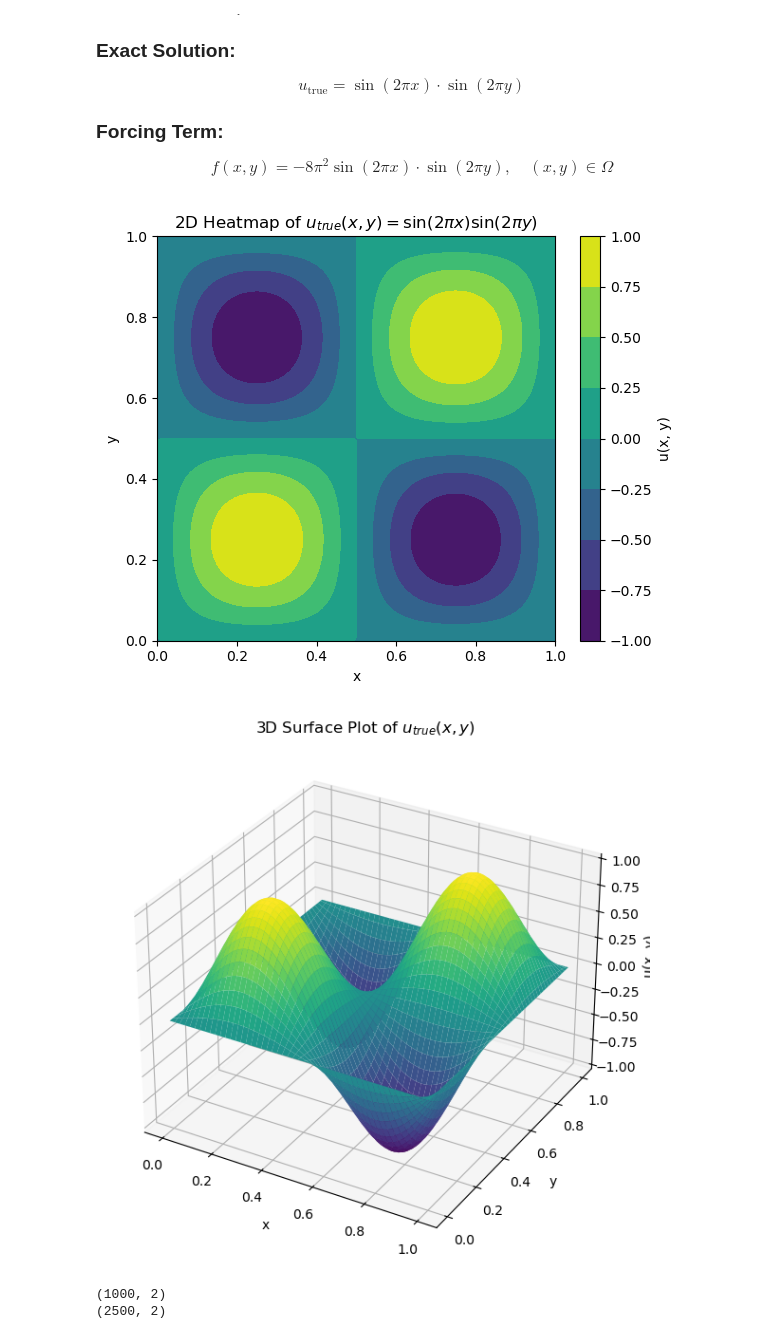
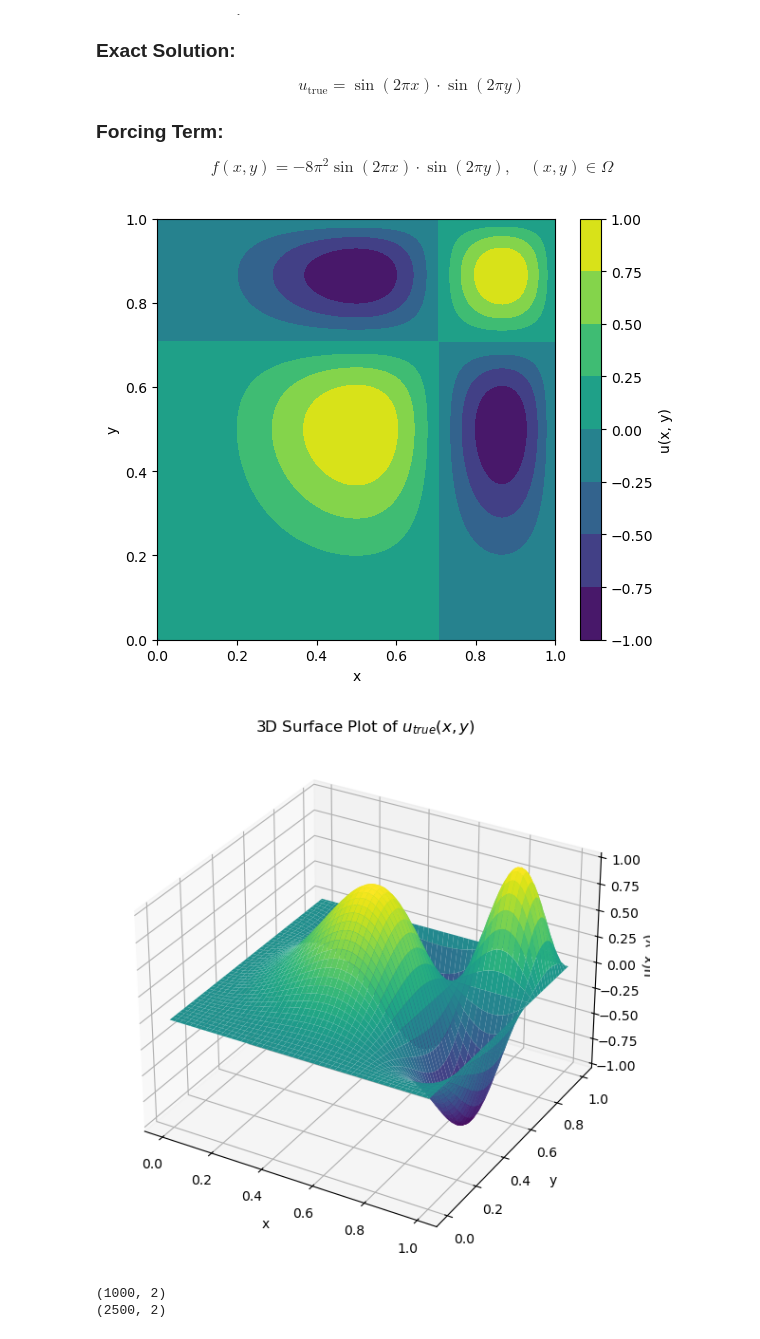
Before and after one commit to orangebowl/thesis_project, a Jupyter notebook: notebook/2D_DD.ipynb, the cells around one changed output. Drawn from its saved outputs; the diff is of its cells as text; code cells hidden in the pictures.

```diff
--- a/notebook/2D_DD.ipynb
+++ b/notebook/2D_DD.ipynb
@@ -25,37 +25,37 @@ import numpy as np
 import matplotlib.pyplot as plt
 from mpl_toolkits.mplot3d import Axes3D
 
 # Define domain
 x = np.linspace(0, 1, 100)
 y = np.linspace(0, 1, 100)
 X, Y = np.meshgrid(x, y)
 
 # Define exact solution
-U = np.sin(2 * np.pi * X) * np.sin(2 * np.pi * Y)
+U = np.sin(2 * np.pi * X**2) * np.sin(2 * np.pi * Y**2)
 
 # 1. 2D Heatmap
 plt.figure(figsize=(6, 5))
 plt.contourf(X, Y, U, cmap='viridis')
 plt.colorbar(label='u(x, y)')
-plt.title('2D Heatmap of $u_{true}(x, y) = \sin(2\pi x)\sin(2\pi y)$')
+#plt.title('2D Heatmap of $u_{true}(x, y) = \sin(2\pi x)\sin(2\pi y)$')
 plt.xlabel('x')
 plt.ylabel('y')
 plt.tight_layout()
 plt.show()
 
 # 2. 3D Surface Plot
 fig = plt.figure(figsize=(8, 6))
 ax = fig.add_subplot(111, projection='3d')
 ax.plot_surface(X, Y, U, cmap='viridis')
 ax.set_title('3D Surface Plot of $u_{true}(x, y)$')
 ax.set_xlabel('x')
 ax.set_ylabel('y')
 ax.set_zlabel('u(x, y)')
 plt.tight_layout()
 plt.show()
 # %% [output]
-[figure, old version]
+[figure, new version]
-[figure, old version]
+[figure, new version]
 # %%
 import os, sys
 import jax.numpy as jnp
```
Also changed, not shown: parts of 12 cells of this notebook, 28 other files.
